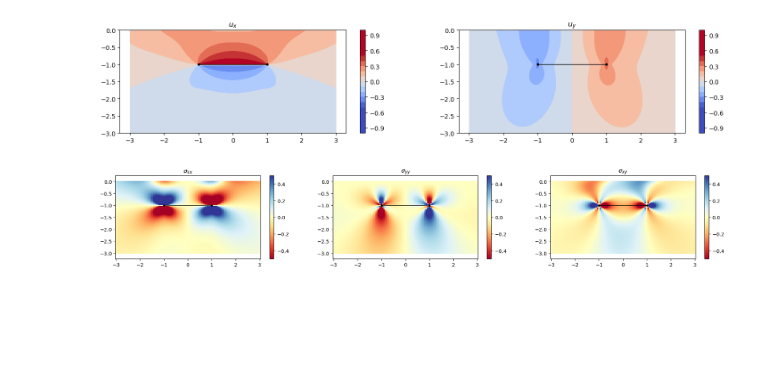
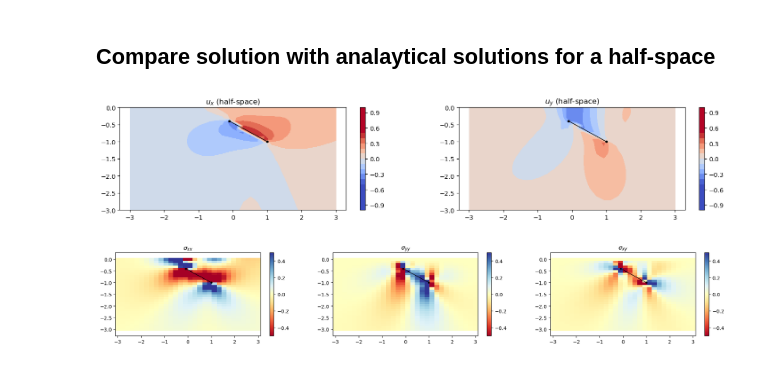
Before and after one commit to mallickrishg/bemcs, a Jupyter notebook: examples/examples_2_freesurface.ipynb, the cells around one changed output. Saved outputs shown, nothing was run; the diff lists cells and outputs as text; code cells hidden in the pictures; blank space fills up the shorter version.

```diff
--- a/examples/examples_2_freesurface.ipynb
+++ b/examples/examples_2_freesurface.ipynb
@@ -79,9 +69,9 @@ for i in range(n_elements):
 # create a source (use constant slip)
 element = {}
 source = []
-element["x1"] = -1.0
+element["x1"] = -0.1
 element["x2"] = 1.0
-element["y1"] = -1.0
+element["y1"] = -0.4
 element["y2"] = -1.0
 source.append(element.copy())
 source = bemcs.standardize_elements(source)
@@ -91,6 +81,8 @@ quadratic_source = bemcs.get_quadratic_coefficients_for_linear_slip(source[0]["h
 
 # compute stress change from source to elements
 kernels_source_s = kernels.get_quadratic_displacement_stress_kernel(x_obs,y_obs,source,mu,nu,1)
+
+# project stress tensor to traction vector for every element
 tsource_x = (kernels_source_s[0]@quadratic_source)*nvec[:,0].reshape(-1,1) + (kernels_source_s[2]@quadratic_source)*nvec[:,1].reshape(-1,1)
 tsource_y = (kernels_source_s[2]@quadratic_source)*nvec[:,0].reshape(-1,1) + (kernels_source_s[1]@quadratic_source)*nvec[:,1].reshape(-1,1)
 
@@ -98,12 +90,6 @@ plt.figure(figsize=(15,10))
 bemcs.plot_element_geometry(elements)
 bemcs.plot_element_geometry(source)
 plt.show()
-
-# plt.figure()
-# plt.plot(x_obs,kernels_source_s[0]@quadratic_source,'o-')
-# plt.plot(x_obs,tsource_y,'o-')
-# plt.grid()
-# plt.show()
 # %% [output]
 IN BEMCS - physical_displacements=array([1., 1., 1.])
 IN BEMCS - quadratic_coefficients=array([1., 1., 1.])
@@ -189,5 +187,5 @@ for i in range(len(elements)):
 # %%
-n_obs = 100
+n_obs = 30
 width = 3
 x_plot = np.linspace(-width, width, n_obs)
 y_plot = np.linspace(-width, 0, n_obs)
@@ -317,3 +315,5 @@ plt.show()
+# %% [markdown]
+## Compare solution with analaytical solutions for a half-space
 # %%
 # Compute internal displacements for a half-space solution
 import halfspace_greensfunctions as HS
@@ -332,43 +332,43 @@ plt.plot([source[0]["x1"], source[0]["x2"]],[source[0]["y1"], source[0]["y2"]],"
 plt.clim(-0.5,0.5)
 plt.colorbar()
 plt.axis("equal")
-plt.title("$u_x$")
+plt.title("$u_x$ (half-space)")
 
 plt.subplot(1, 2, 2)
 plt.contourf(x_plot.reshape(n_obs, n_obs), y_plot.reshape(n_obs, n_obs), uy_hs.reshape(n_obs, n_obs),cmap='coolwarm',levels=np.linspace(-1., 1., 21),vmin=-0.5,vmax=0.5)
 plt.plot([source[0]["x1"], source[0]["x2"]],[source[0]["y1"], source[0]["y2"]],".-k",linewidth=1.0)
 plt.clim(-0.5,0.5)
 plt.colorbar()
-plt.title("$u_y$")
+plt.title("$u_y$ (half-space)")
 plt.axis("equal")
 plt.show()
 
 # plot stresses
 plt.figure(figsize=(22, 3))
 plt.subplot(1, 3, 1)
 toplot = sxx_hs
 plt.pcolor(x_plot.reshape(n_obs, n_obs), y_plot.reshape(n_obs, n_obs), toplot.reshape(n_obs, n_obs),cmap='RdYlBu',vmin=-0.5,vmax=0.5)
 plt.plot([source[0]["x1"], source[0]["x2"]],[source[0]["y1"], source[0]["y2"]],".-k",linewidth=1.0)
 plt.colorbar()
 plt.axis("equal")
 plt.title("$\sigma_{xx}$")
 
 plt.subplot(1, 3, 2)
 toplot = syy_hs
 plt.pcolor(x_plot.reshape(n_obs, n_obs), y_plot.reshape(n_obs, n_obs), toplot.reshape(n_obs, n_obs),cmap='RdYlBu',vmin=-0.5,vmax=0.5)
 plt.plot([source[0]["x1"], source[0]["x2"]],[source[0]["y1"], source[0]["y2"]],".-k",linewidth=1.0)
 plt.colorbar()
 plt.axis("equal")
 plt.title("$\sigma_{yy}$")
 
 plt.subplot(1, 3, 3)
 toplot = sxy_hs
 plt.pcolor(x_plot.reshape(n_obs, n_obs), y_plot.reshape(n_obs, n_obs), toplot.reshape(n_obs, n_obs),cmap='RdYlBu',vmin=-0.5,vmax=0.5)
 plt.plot([source[0]["x1"], source[0]["x2"]],[source[0]["y1"], source[0]["y2"]],".-k",linewidth=1.0)
 plt.colorbar()
 plt.axis("equal")
 plt.title("$\sigma_{xy}$")
 plt.show()
 # %% [output]
-[figure, old version]
+[figure, new version]
-[figure, old version]
+[figure, new version]
```
Also changed, not shown: parts of 13 cells of this notebook.
